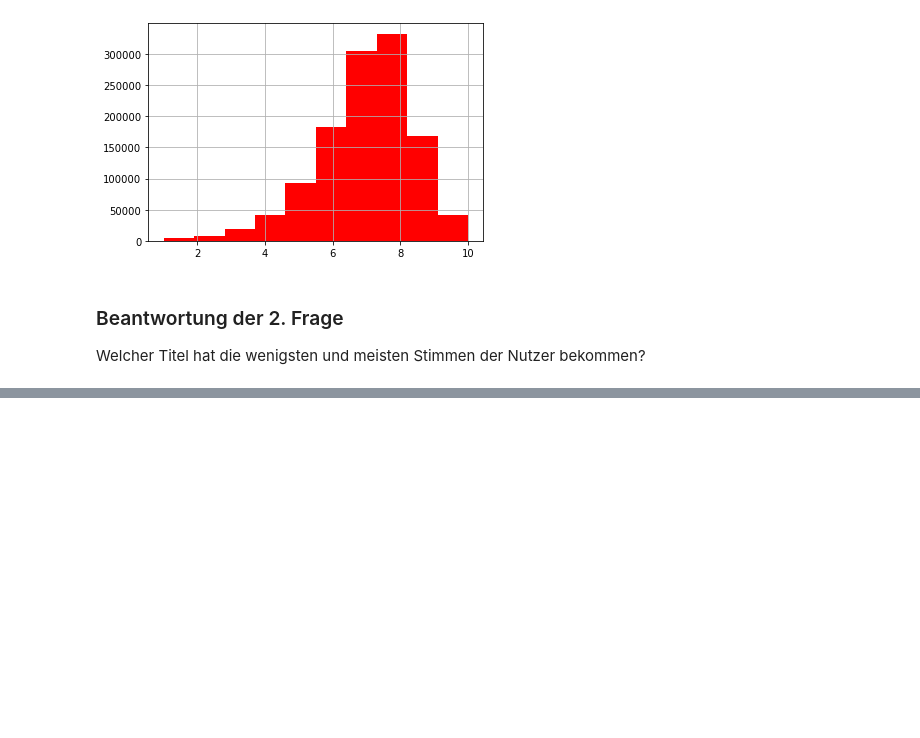
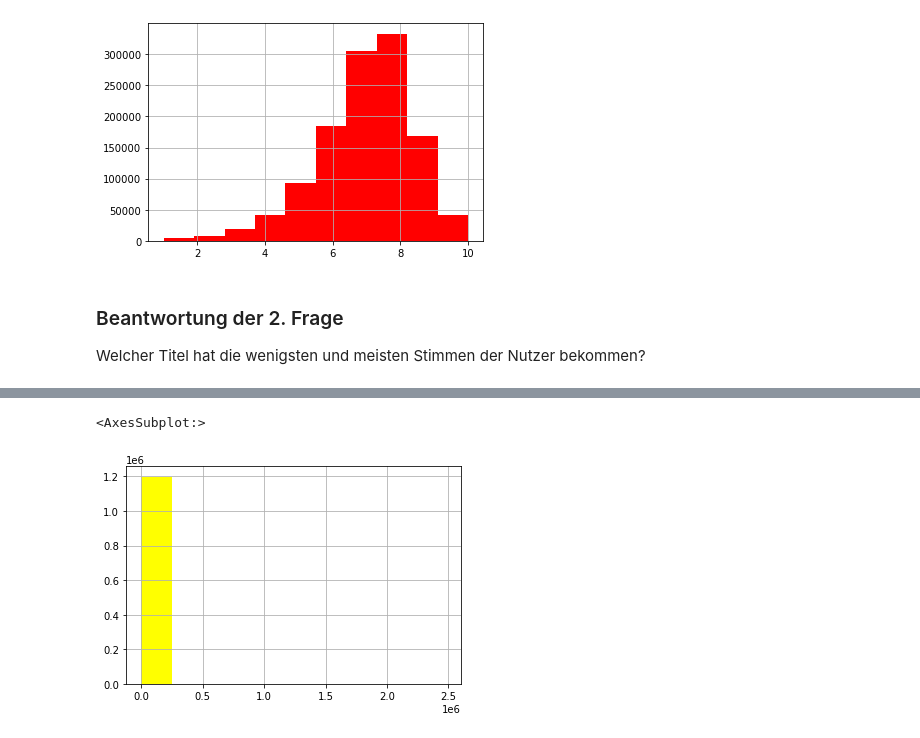
Before and after one commit to LadyBlue19/BdK6.5.3_P3_SoSe21_Jana_Bode, a Jupyter notebook: Aufgabe_2/IMDb - Datenset.ipynb, the cells around one changed output, grey strips where cells are left out. Drawn from its saved outputs; the diff is of its cells as text; code cells hidden in the pictures; blank space fills up the shorter version.

```diff
--- a/Aufgabe_2/IMDb - Datenset.ipynb
+++ b/Aufgabe_2/IMDb - Datenset.ipynb
@@ -230,0 +256,5 @@ Name: numVotes, Length: 1196709, dtype: int64
+# %%
+imdb.numVotes.hist(color="yellow")
+# %% [output]
+<AxesSubplot:>
+[figure, added]
```
Also changed, not shown: parts of 25 cells of this notebook, 1 other file.
